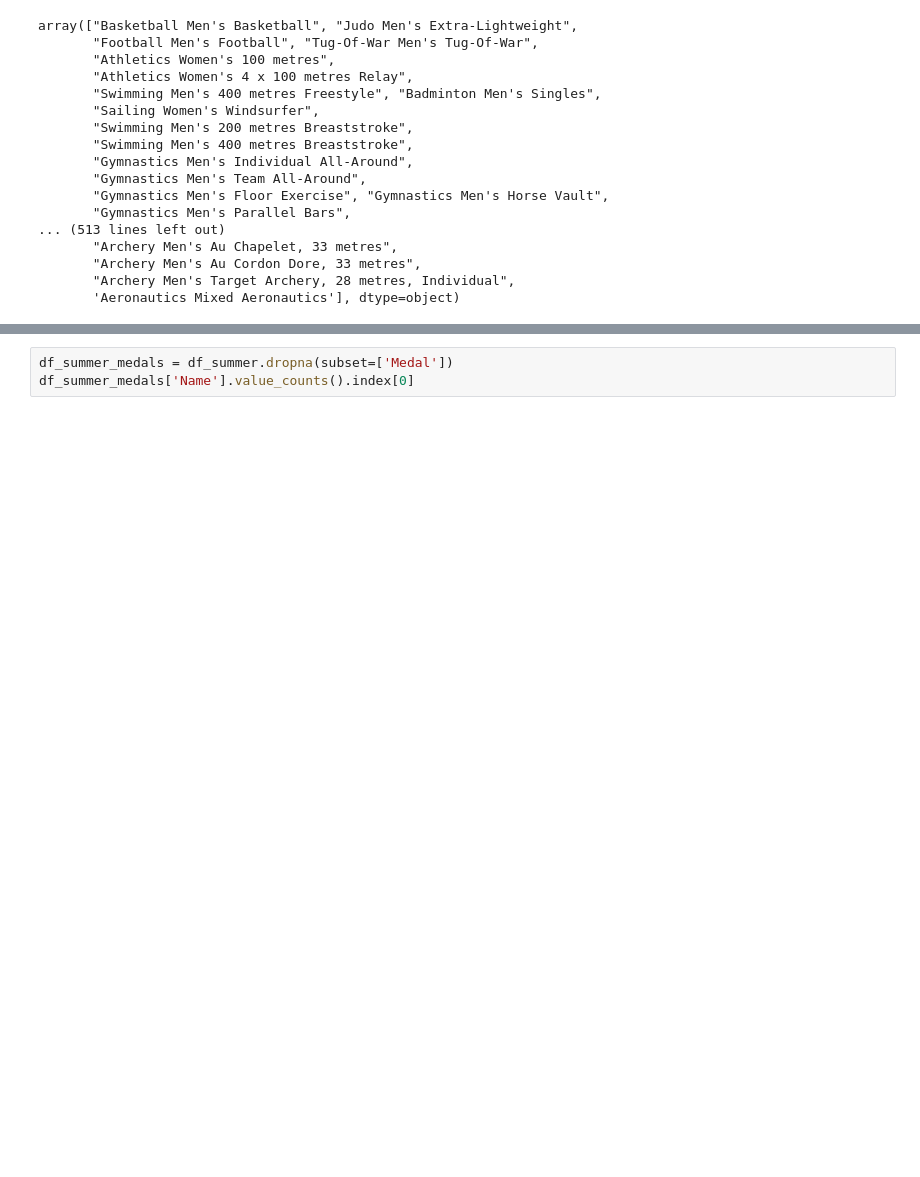
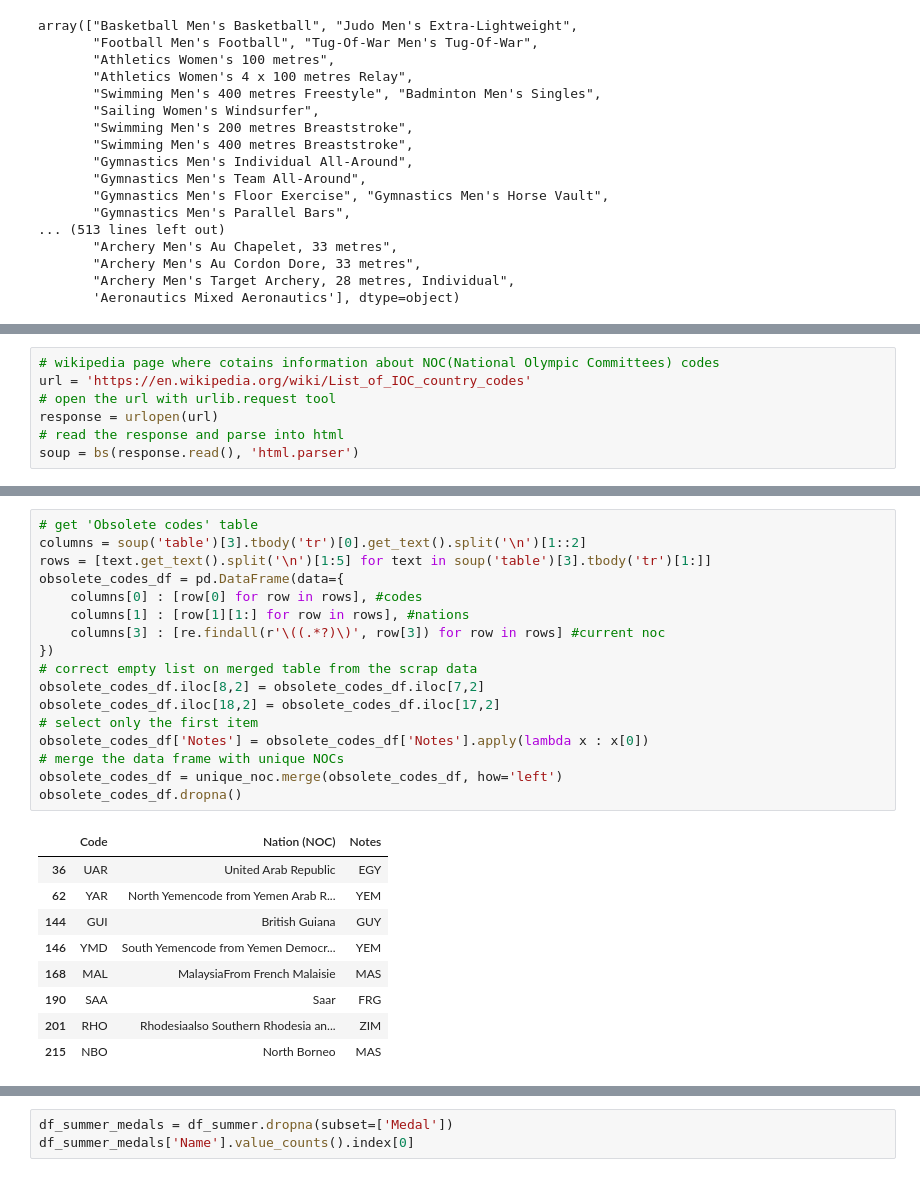
Before and after one commit to baiochi/LetsCode, a Jupyter notebook: Modulo 3 - Biblioteca e APIs/Projetos/Projeto - Pandas.ipynb, the cells around one changed output, grey strips where cells are left out. Drawn from its saved outputs; the diff is of its cells as text; blank space fills up the shorter version.

Commit message:
add web scrapping analysis

```diff
--- a/Modulo 3 - Biblioteca e APIs/Projetos/Projeto - Pandas.ipynb
+++ b/Modulo 3 - Biblioteca e APIs/Projetos/Projeto - Pandas.ipynb
@@ -608,0 +604,7 @@ array(['CHN', 'DEN', 'NED', 'USA', 'FIN', 'NOR', 'ROU', 'EST', 'FRA',
+# %%
+# wikipedia page where cotains information about NOC(National Olympic Committees) codes
+url = 'https://en.wikipedia.org/wiki/List_of_IOC_country_codes'
+# open the url with urlib.request tool
+response = urlopen(url)
+# read the response and parse into html
+soup = bs(response.read(), 'html.parser')
@@ -608,0 +684,27 @@ array(['CHN', 'DEN', 'NED', 'USA', 'FIN', 'NOR', 'ROU', 'EST', 'FRA',
+# %%
+# get 'Obsolete codes' table
+columns = soup('table')[3].tbody('tr')[0].get_text().split('\n')[1::2]
+rows = [text.get_text().split('\n')[1:5] for text in soup('table')[3].tbody('tr')[1:]]
+obsolete_codes_df = pd.DataFrame(data={
+    columns[0] : [row[0] for row in rows], #codes
+    columns[1] : [row[1][1:] for row in rows], #nations
+    columns[3] : [re.findall(r'\((.*?)\)', row[3]) for row in rows] #current noc
+})
+# correct empty list on merged table from the scrap data
+obsolete_codes_df.iloc[8,2] = obsolete_codes_df.iloc[7,2]
+obsolete_codes_df.iloc[18,2] = obsolete_codes_df.iloc[17,2]
+# select only the first item
+obsolete_codes_df['Notes'] = obsolete_codes_df['Notes'].apply(lambda x : x[0])
+# merge the data frame with unique NOCs
+obsolete_codes_df = unique_noc.merge(obsolete_codes_df, how='left')
+obsolete_codes_df.dropna()
+# %% [output]
+|  | Code | Nation (NOC) | Notes |
+| 36 | UAR | United Arab Republic | EGY |
+| 62 | YAR | North Yemencode from Yemen Arab R... | YEM |
+| 144 | GUI | British Guiana | GUY |
+| 146 | YMD | South Yemencode from Yemen Democr... | YEM |
+| 168 | MAL | MalaysiaFrom French Malaisie | MAS |
+| 190 | SAA | Saar | FRG |
+| 201 | RHO | Rhodesiaalso Southern Rhodesia an... | ZIM |
+| 215 | NBO | North Borneo | MAS |
```
Also changed, not shown: parts of 36 cells of this notebook.
